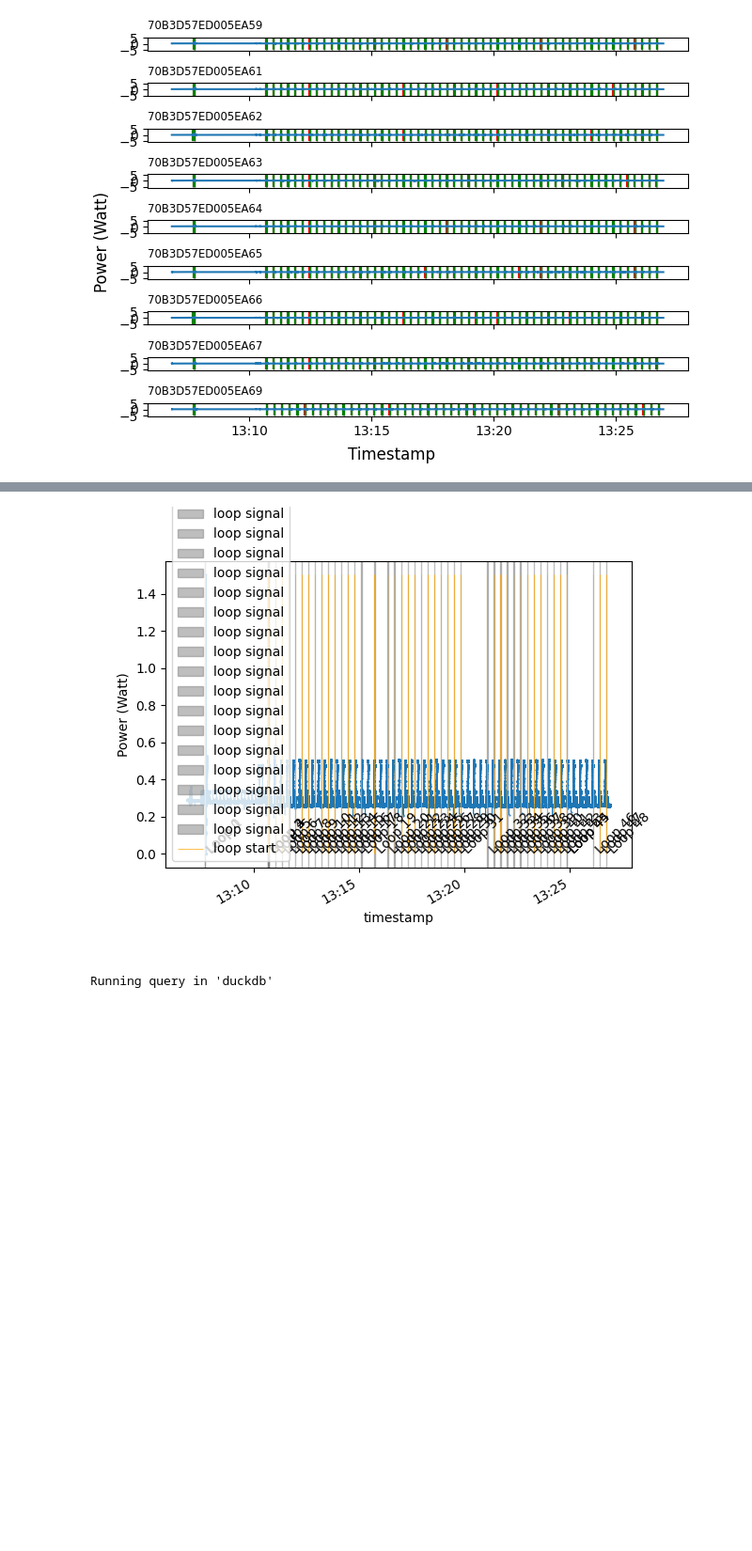
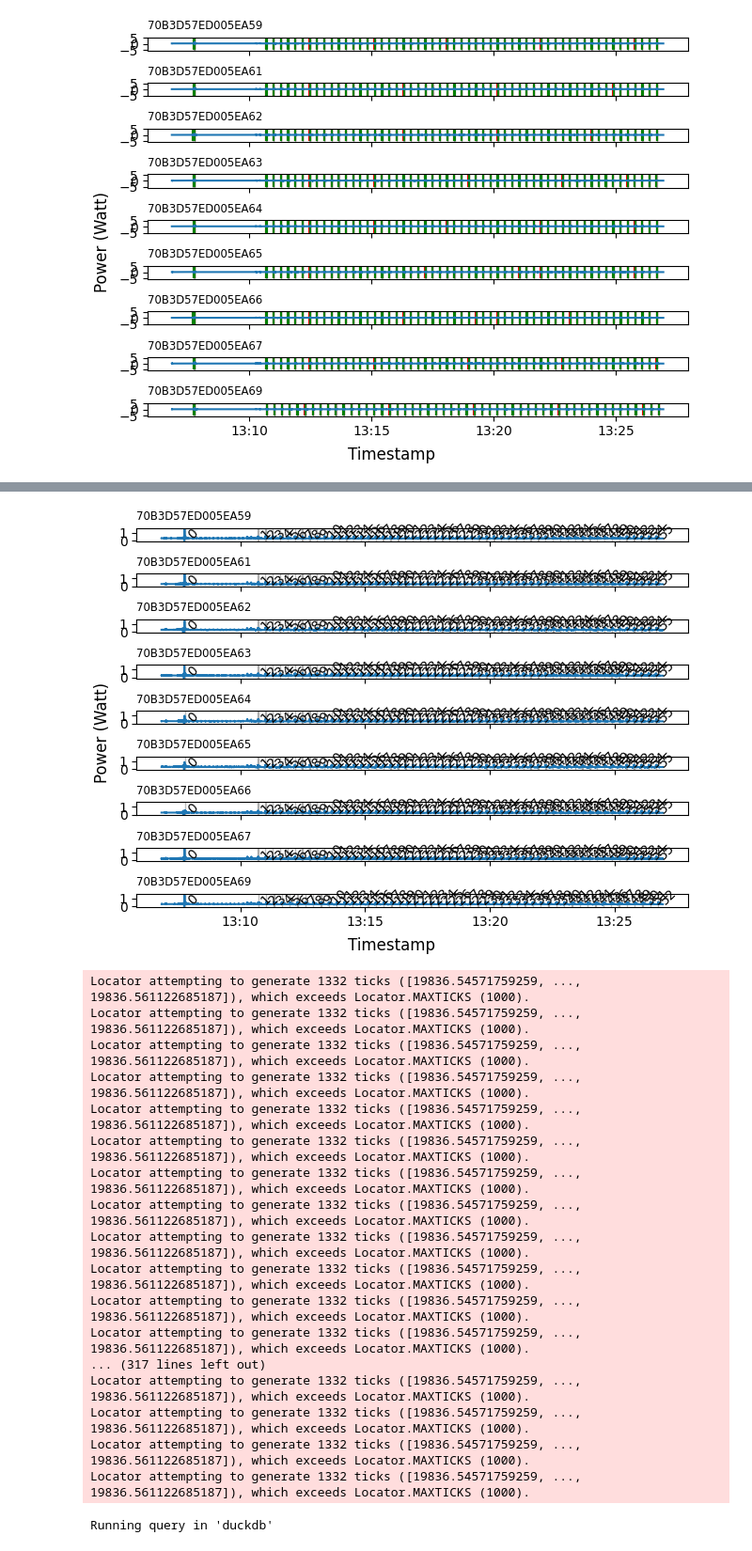
Before and after one commit to FlapKap/Terra-experiments, a Jupyter notebook: experiment/visualize.ipynb, the cells around one changed output, grey strips where cells are left out. Shown at 94% size. Saved outputs shown, nothing was run; the diff lists cells and outputs as text; code cells hidden in the pictures; blank space fills up the shorter version.

Commit message:
more work on multiple nodes

```diff
--- a/experiment/visualize.ipynb
+++ b/experiment/visualize.ipynb
@@ -265,10 +266,11 @@ plt.show()
 # %%
 # every loop starts with 2 sync signals right after each other
 # find all sync signals where the next start is very close to previous end
-edges['next_sync_start'] = edges['sync_start'].shift(-1)
-edges['next_sync_end'] = edges['sync_end'].shift(-1)
-loops = edges[(abs(edges['sync_end'] - edges['next_sync_start']) < pd.Timedelta(milliseconds=500))][['node_id', 'sync_start', 'next_sync_end']].copy()
+grouped = edges.groupby('node_id')
+edges['next_sync_start'] = grouped['sync_start'].shift(-1)
+edges['next_sync_end'] = grouped['sync_end'].shift(-1)
+loops = edges[abs(edges['sync_end'] - edges['next_sync_start']) < pd.Timedelta(milliseconds=500)][['node_id', 'sync_start', 'next_sync_end']].copy()
 loops.rename(columns={'sync_start': 'loop_signal_start', 'next_sync_end': 'loop_signal_end'}, inplace=True)
-loops['loop_num'] = range(len(loops))
-loops.head()
+loops['loop_num'] = loops.groupby('node_id').cumcount()
+loops[['node_id','loop_num']]
 # %% [output]
@@ -282,21 +291,53 @@ loops.head()
 # %%
-plt.figure()
-power_single['power'].plot(style='.',markersize=1, label="power")
-power_single['power'].plot(linewidth=0.5, color='tab:blue', label="power")
-plt.ylabel("Power (Watt)")
 
-## add sync signal indication
-for row in loops.itertuples():
-    plt.axvspan(row.loop_signal_start, row.loop_signal_end, color='tab:gray', alpha=0.5, label="loop signal")
-    plt.text(row.Index, 0, f"Loop {row.loop_num}", rotation=45)
-# plt.vlines(edges.index, ymin=power_single["power"].min(), ymax=power_single["power"].max(), color="red", linewidth=0.5, label="rising edge")
-# plt.vlines(edges['next_timestamp'], ymin=power_single["power"].min(), ymax=power_single["power"].max(), color="green", linewidth=0.5, label="falling edge")
-plt.vlines(loops.index, ymin=power_single["power"].min(), ymax=power_single["power"].max(), color="orange", linewidth=0.5, label="loop start")
+groups_by_node_id = power_consumption.groupby('node_id')
+loops_by_node_id = loops.groupby('node_id')
+fig, axs = plt.subplots(len(groups_by_node_id), 1, sharex=True, sharey=True, layout='constrained')
 
-plt.legend()
+fig.supxlabel("Timestamp")
+fig.supylabel("Power (Watt)")
+for ((node_id, group), ax) in zip(groups_by_node_id, axs):
+    loops_group = loops_by_node_id.get_group(node_id)
+    for row in loops_group.itertuples():
+        ax.axvspan(row.loop_signal_start, row.loop_signal_end, color='tab:gray', alpha=0.5, label="loop signal")
+        ax.text(row.loop_signal_end, 0.2, f"{row.loop_num}", rotation=45)
+    ax.plot(group.index, group["power"], label=node_id)
+    ax.set_title(node_id, fontsize='small', loc='left')
+
 plt.show()
+
+
+# plt.ylabel("Power (Watt)")
+
+# ## add sync signal indication
+# for row in loops.itertuples():
+#     plt.axvspan(row.loop_signal_start, row.loop_signal_end, color='tab:gray', alpha=0.5, label="loop signal")
+#     plt.text(row.Index, 0, f"Loop {row.loop_num}", rotation=45)
+# # plt.vlines(edges.index, ymin=power_single["power"].min(), ymax=power_single["power"].max(), color="red", linewidth=0.5, label="rising edge")
+# # plt.vlines(edges['next_timestamp'], ymin=power_single["power"].min(), ymax=power_single["power"].max(), color="green", linewidth=0.5, label="falling edge")
+# plt.vlines(loops.index, ymin=power_single["power"].min(), ymax=power_single["power"].max(), color="orange", linewidth=0.5, label="loop start")
+
+# plt.legend()
+# plt.show()
 # %% [output]
-[figure, old version]
+[figure, new version]
+Locator attempting to generate 1332 ticks ([19836.54571759259, ..., 19836.561122685187]), which exceeds Locator.MAXTICKS (1000).
+Locator attempting to generate 1332 ticks ([19836.54571759259, ..., 19836.561122685187]), which exceeds Locator.MAXTICKS (1000).
+Locator attempting to generate 1332 ticks ([19836.54571759259, ..., 19836.561122685187]), which exceeds Locator.MAXTICKS (1000).
+Locator attempting to generate 1332 ticks ([19836.54571759259, ..., 19836.561122685187]), which exceeds Locator.MAXTICKS (1000).
+Locator attempting to generate 1332 ticks ([19836.54571759259, ..., 19836.561122685187]), which exceeds Locator.MAXTICKS (1000).
+Locator attempting to generate 1332 ticks ([19836.54571759259, ..., 19836.561122685187]), which exceeds Locator.MAXTICKS (1000).
+Locator attempting to generate 1332 ticks ([19836.54571759259, ..., 19836.561122685187]), which exceeds Locator.MAXTICKS (1000).
+Locator attempting to generate 1332 ticks ([19836.54571759259, ..., 19836.561122685187]), which exceeds Locator.MAXTICKS (1000).
+Locator attempting to generate 1332 ticks ([19836.54571759259, ..., 19836.561122685187]), which exceeds Locator.MAXTICKS (1000).
+Locator attempting to generate 1332 ticks ([19836.54571759259, ..., 19836.561122685187]), which exceeds Locator.MAXTICKS (1000).
+Locator attempting to generate 1332 ticks ([19836.54571759259, ..., 19836.561122685187]), which exceeds Locator.MAXTICKS (1000).
+Locator attempting to generate 1332 ticks ([19836.54571759259, ..., 19836.561122685187]), which exceeds Locator.MAXTICKS (1000).
+... (317 lines left out)
+Locator attempting to generate 1332 ticks ([19836.54571759259, ..., 19836.561122685187]), which exceeds Locator.MAXTICKS (1000).
+Locator attempting to generate 1332 ticks ([19836.54571759259, ..., 19836.561122685187]), which exceeds Locator.MAXTICKS (1000).
+Locator attempting to generate 1332 ticks ([19836.54571759259, ..., 19836.561122685187]), which exceeds Locator.MAXTICKS (1000).
+Locator attempting to generate 1332 ticks ([19836.54571759259, ..., 19836.561122685187]), which exceeds Locator.MAXTICKS (1000).
 # %%
 # 'TIMINGS> Loop: 0, Sync: 806 ms, Load: 40 ms, sensor init: 10 ms, env init: 0 ms, net init: 5216 ms, Collect: -1 ms, Exec: -1 ms, Send: 5119 ms, save config: 2646 ms, Sleep: 9 s\n'
 query = """
```
Also changed, not shown: parts of 10 cells of this notebook.
